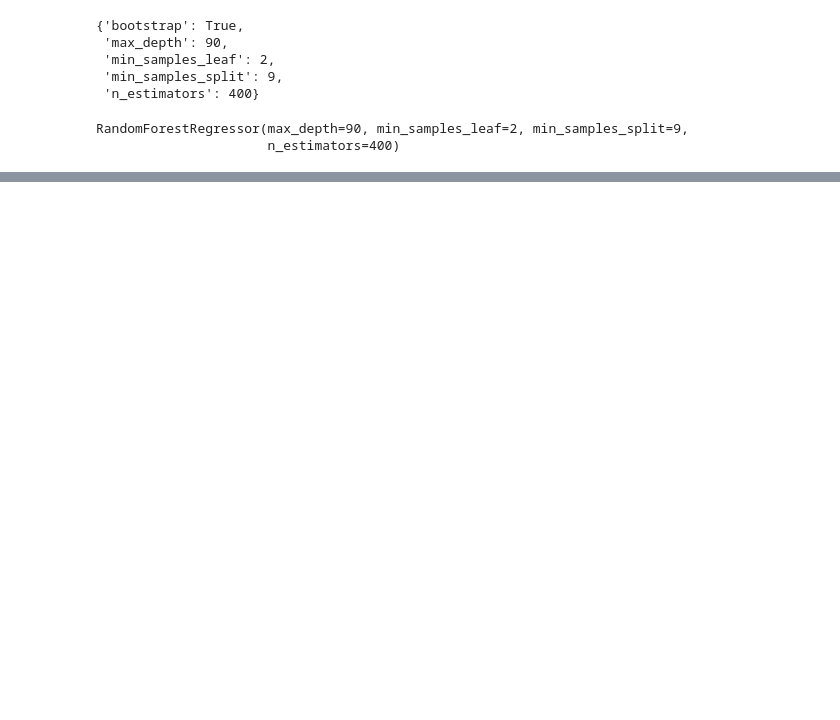
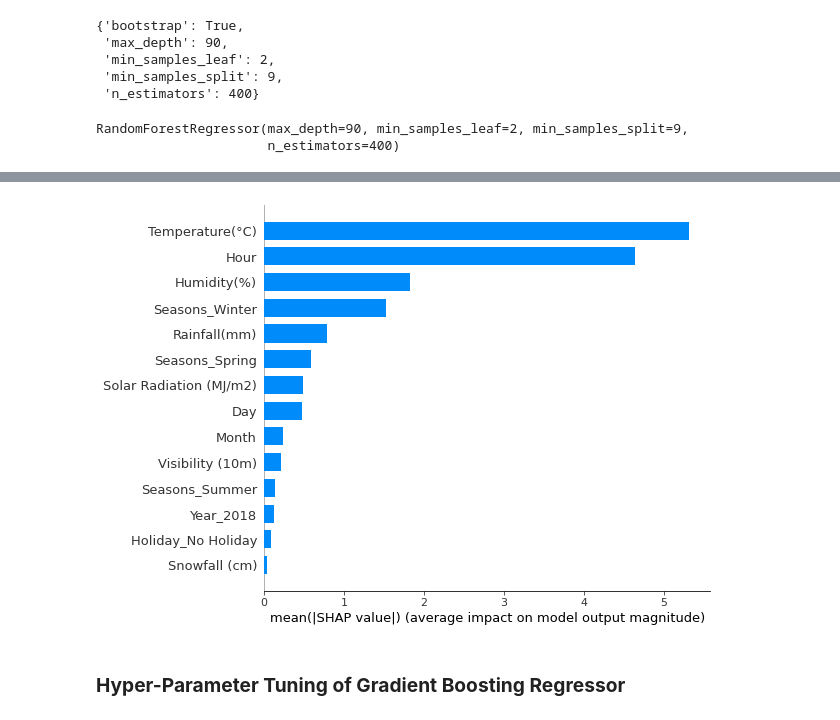
Before and after one commit to rsonar821/Regression-Capstone-Project, a Jupyter notebook: Seoul_Bike_Sharing_Demand_Prediction.ipynb, the cells around one changed output, grey strips where cells are left out. Saved outputs shown, nothing was run; the diff lists cells and outputs as text; code cells hidden in the pictures; blank space fills up the shorter version.

```diff
--- a/Seoul_Bike_Sharing_Demand_Prediction.ipynb
+++ b/Seoul_Bike_Sharing_Demand_Prediction.ipynb
@@ -922,0 +1058,21 @@ Testing Adjusted R2 Score is 0.8805917718015354
+# %%
+# Creating a dataframe for column names to be used in shap visualization
+
+feature_columns = pd.DataFrame(X_test, columns=['Hour', 'Temperature(°C)', 'Humidity(%)',
+                                                'Visibility (10m)', 'Solar Radiation (MJ/m2)',
+                                                'Rainfall(mm)', 'Snowfall (cm)', 'Month', 'Day',
+                                                'Seasons_Spring', 'Seasons_Summer', 'Seasons_Winter',
+                                                'Holiday_No Holiday', 'Year_2018'])
+# %%
+# Getting the Random Forest Regressor Model Interpretability using shap
+
+explainer_rf = shap.TreeExplainer(rf_model)
+shap_values_rf = explainer_rf.shap_values(X_test)
+# %%
+# Plotting a bar graph of the features according to the importance
+
+shap.summary_plot(shap_values_rf, feature_columns, plot_type="bar")
+# %% [output]
+[figure, added]
+# %% [markdown]
+### **Hyper-Parameter Tuning of Gradient Boosting Regressor**
```
Also changed, not shown: parts of 65 cells of this notebook.
